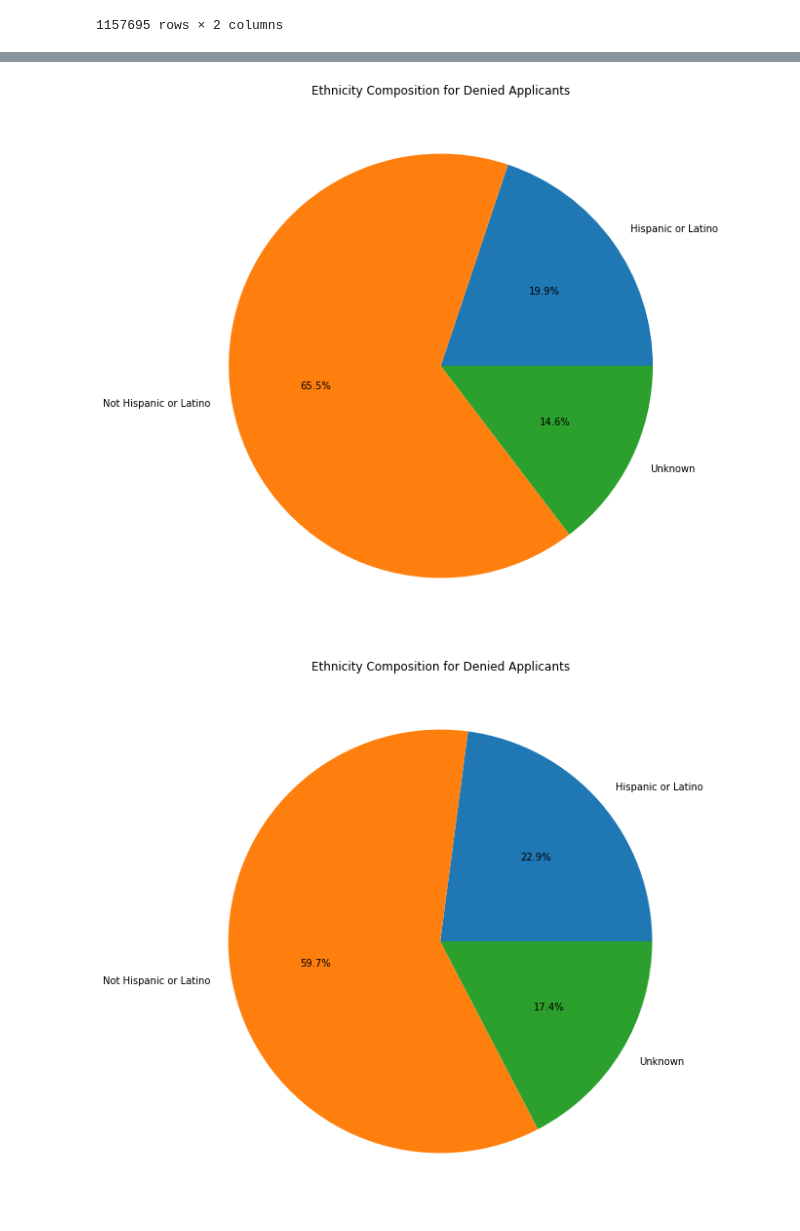
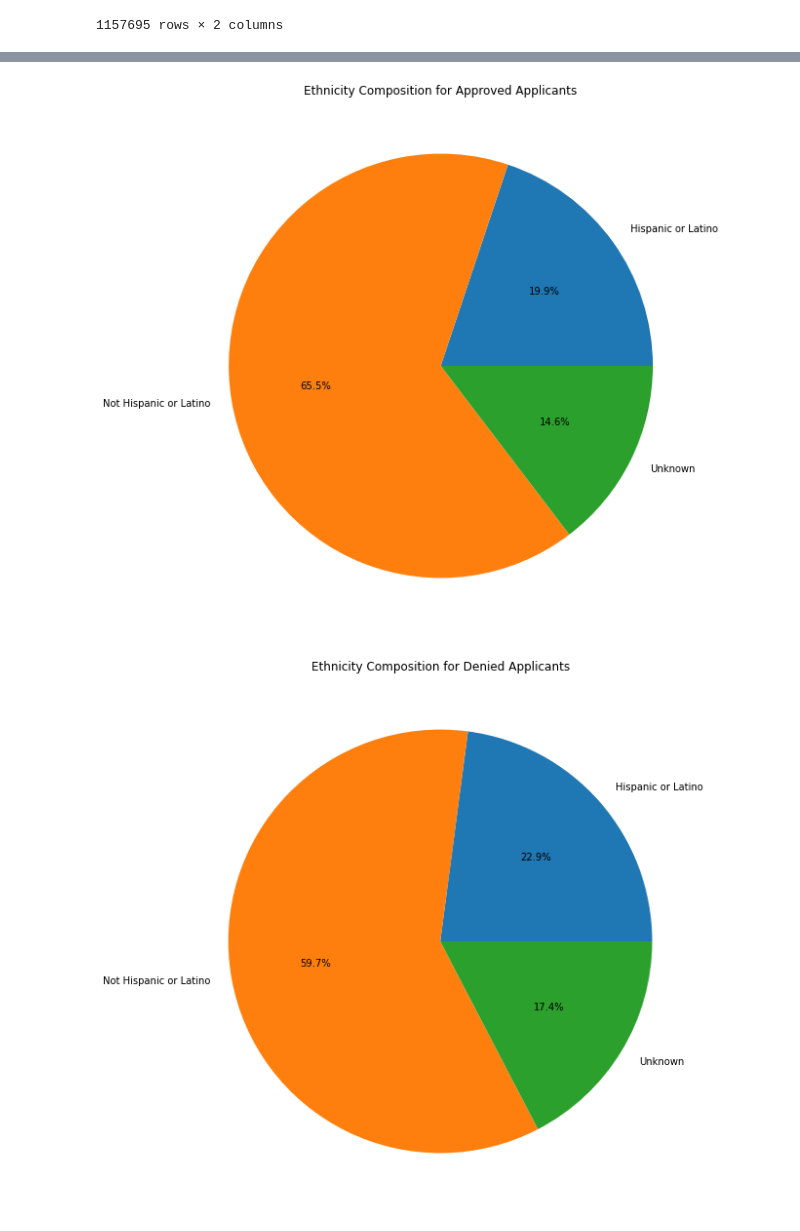
Before and after one commit to YihengYe/ECE143-HMDA_Mortagage_Analysis_and_Prediction, a Jupyter notebook: notebooks/Raw_EDA_4_Ethnicity_analysis.ipynb, the cells around one changed output, grey strips where cells are left out. Saved outputs shown, nothing was run; the diff lists cells and outputs as text; code cells hidden in the pictures.

```diff
--- a/notebooks/Raw_EDA_4_Ethnicity_analysis.ipynb
+++ b/notebooks/Raw_EDA_4_Ethnicity_analysis.ipynb
@@ -169,11 +169,11 @@ plt.savefig(image_path+'Application_result_percentage_ethnicity.png', bbox_inche
 # %%
 Ethnicity_result_approve=Ethnicity_result_a1['Institution approved'].replace(EthnicityMap).reindex(index=['Hispanic or Latino','Not Hispanic or Latino','Unknown'])
 Ethnicity_result_approve=Ethnicity_result_approve.rename("")
 plt.figure(figsize=(10,10))
-Ethnicity_result_approve.plot.pie(legend=False,  title='Ethnicity Composition for Denied Applicants',autopct='%1.1f%%')
+Ethnicity_result_approve.plot.pie(legend=False,  title='Ethnicity Composition for Approved Applicants',autopct='%1.1f%%')
 plt.savefig(image_path+'Approved_applicant_Ethnicity.png', bbox_inches='tight')
 # %% [output]
-[figure, old version]
+[figure, new version]
 # %%
 Ethnicity_result_approve=Ethnicity_result_a1['Institution denied'].replace(EthnicityMap).reindex(index=['Hispanic or Latino','Not Hispanic or Latino','Unknown'])
 Ethnicity_result_approve=Ethnicity_result_approve.rename("")
```
Also changed, not shown: parts of 2 cells of this notebook.
